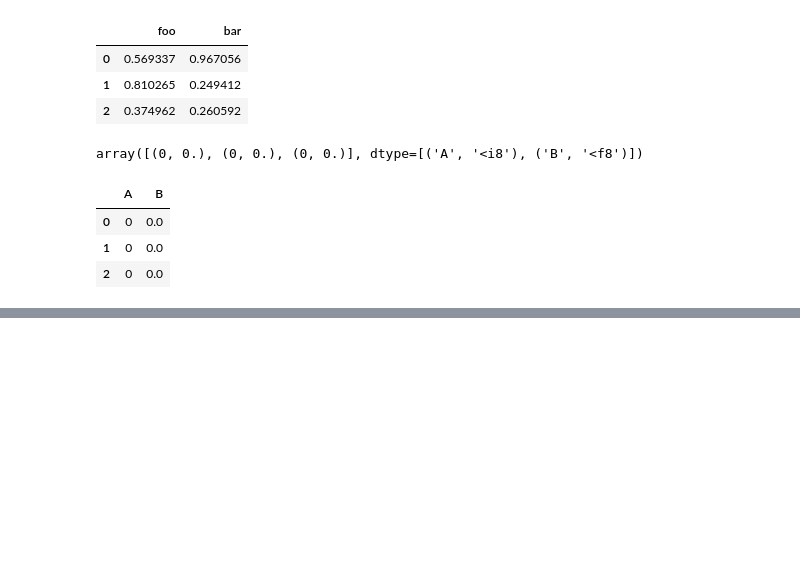
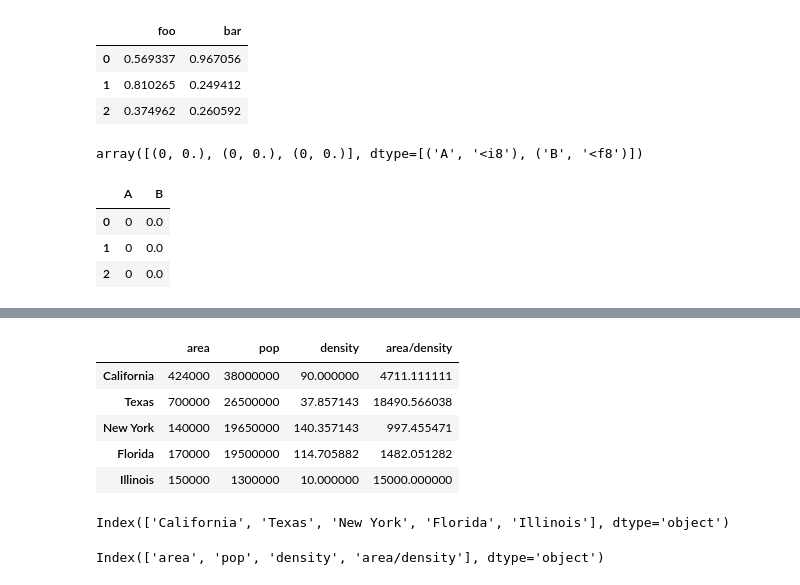
Before and after one commit to davejscott/PythonDataScience, a Jupyter notebook: PandasDataManipulation.ipynb, the cells around one changed output, grey strips where cells are left out. Saved outputs shown, nothing was run; the diff lists cells and outputs as text; code cells hidden in the pictures; blank space fills up the shorter version.

```diff
--- a/PandasDataManipulation.ipynb
+++ b/PandasDataManipulation.ipynb
@@ -259,0 +424,13 @@ pd.DataFrame(A)
+# %%
+area = pd.Series({'California': 424000,
+                 'Texas': 700000,
+                  'New York': 140000,
+                  'Florida': 170000,
+                 'Illinois': 150000})
+pop = pd.Series({'California': 38000000,
+                'Texas': 26500000,
+                'New York': 19650000,
+                'Florida': 19500000,
+                'Illinois': 1300000})
+data = pd.DataFrame({'area': area, 'pop':pop})
+data
@@ -259,0 +471,3 @@ pd.DataFrame(A)
+# %%
+data['density'] = data['pop'] / data['area'] # it's good practice to do our columns like this
+data
@@ -259,0 +544,3 @@ pd.DataFrame(A)
+# %%
+data.iloc[0, 2] = 90
+data
@@ -259,0 +554,3 @@ pd.DataFrame(A)
+# %%
+data.iloc[4, 2] = 10
+data
@@ -259,0 +564,18 @@ pd.DataFrame(A)
+# %%
+data['area/density'] = data['area'] / data['density'] # it's good practice to do our columns like this
+data
+# %% [output]
+|  | area | pop | density | area/density |
+| California | 424000 | 38000000 | 90.000000 | 4711.111111 |
+| Texas | 700000 | 26500000 | 37.857143 | 18490.566038 |
+| New York | 140000 | 19650000 | 140.357143 | 997.455471 |
+| Florida | 170000 | 19500000 | 114.705882 | 1482.051282 |
+| Illinois | 150000 | 1300000 | 10.000000 | 15000.000000 |
+# %%
+data.index
+# %% [output]
+Index(['California', 'Texas', 'New York', 'Florida', 'Illinois'], dtype='object')
+# %%
+data.columns
+# %% [output]
+Index(['area', 'pop', 'density', 'area/density'], dtype='object')
```
Also changed, not shown: parts of 161 cells of this notebook.
